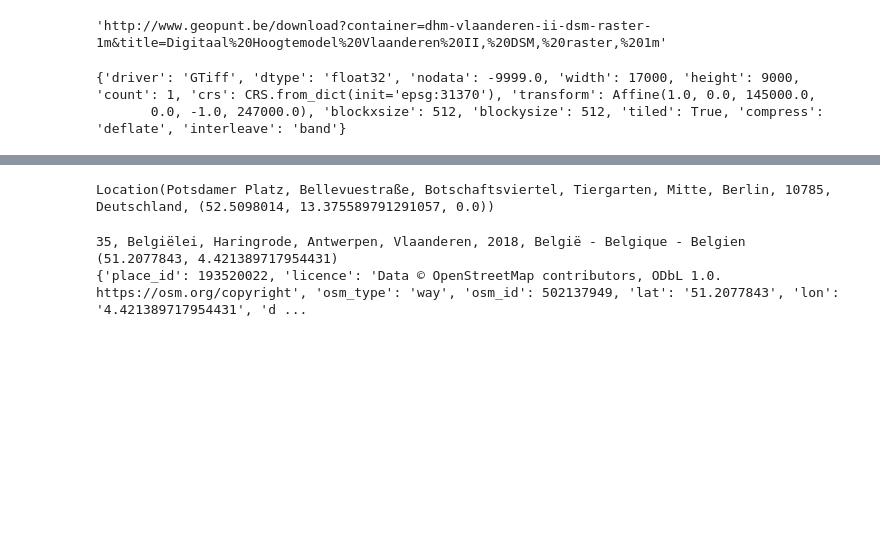
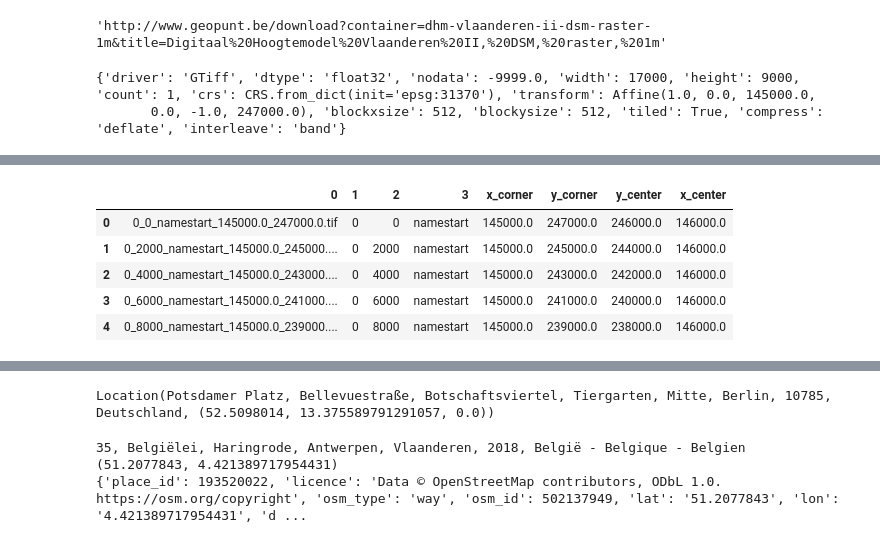
Before and after one commit to SantoshAhirrao/3D-House-Project, a Jupyter notebook: 3D house.ipynb, the cells around one changed output, grey strips where cells are left out. Saved outputs shown, nothing was run; the diff lists cells and outputs as text; code cells hidden in the pictures; blank space fills up the shorter version.

Commit message:
Added definitions for storing metadata of tiled tif files, finding the closest tile for a given co-oridnates.

```diff
--- a/3D house.ipynb
+++ b/3D house.ipynb
@@ -278,12 +218,0 @@ def get_geo_info(filename, band=1):
-# %%
-import exifread
-# Open image file for reading (binary mode)
-f = open(dsmfile, 'rb')
-
-# Return Exif tags
-tags = exifread.process_file(f)
-
-# Print the tag/ value pairs
-for tag in tags.keys():
-    if tag not in ('JPEGThumbnail', 'TIFFThumbnail', 'Filename', 'EXIF MakerNote'):
-        print ("Key: %s, value %s" % (tag, tags[tag]))
@@ -509,0 +362,26 @@ SyntaxError: invalid syntax (<ipython-input-122-37285cb811cf>, line 2)
+# %%
+import os
+
+out_path = 'D:/BeCode/Maps/DSM_DHMVIIDSMRAS1m_k01/GeoTIFF/Tiled_output/'
+
+files = os.listdir(out_path)
+namelist =[]
+for f in files:
+    namelist.append(f)
+
+df = pd.DataFrame(namelist)
+df[['1','2','3','x_corner','y_corner']] = df[0].str.split('_',expand=True)
+df['y_corner'] = df['y_corner'].str.replace('.tif','')
+df['x_corner'] = pd.to_numeric(df['x_corner'], errors='ignore') #Str to int
+df['y_corner'] = pd.to_numeric(df['y_corner'], errors='ignore') #Str to int
+
+df['y_center'] = df['y_corner'] - (tile_size_y/2)
+df['x_center'] = df['x_corner'] + (tile_size_x/2)
+df.head()
+# %% [output]
+|  | 0 | 1 | 2 | 3 | x_corner | y_corner | y_center | x_center |
+| 0 | 0_0_namestart_145000.0_247000.0.tif | 0 | 0 | namestart | 145000.0 | 247000.0 | 246000.0 | 146000.0 |
+| 1 | 0_2000_namestart_145000.0_245000.... | 0 | 2000 | namestart | 145000.0 | 245000.0 | 244000.0 | 146000.0 |
+| 2 | 0_4000_namestart_145000.0_243000.... | 0 | 4000 | namestart | 145000.0 | 243000.0 | 242000.0 | 146000.0 |
+| 3 | 0_6000_namestart_145000.0_241000.... | 0 | 6000 | namestart | 145000.0 | 241000.0 | 240000.0 | 146000.0 |
+| 4 | 0_8000_namestart_145000.0_239000.... | 0 | 8000 | namestart | 145000.0 | 239000.0 | 238000.0 | 146000.0 |
```
Also changed, not shown: parts of 51 cells of this notebook.
